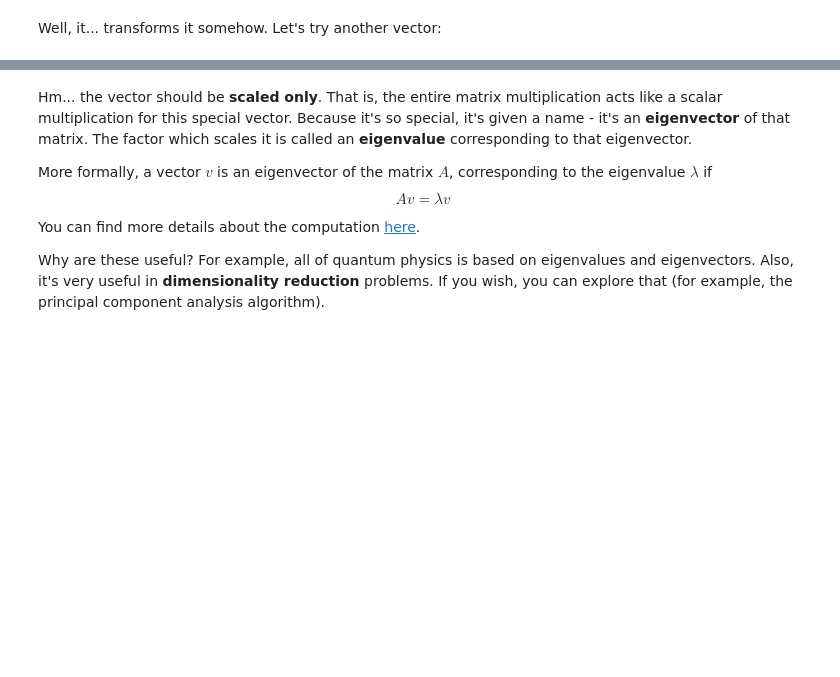
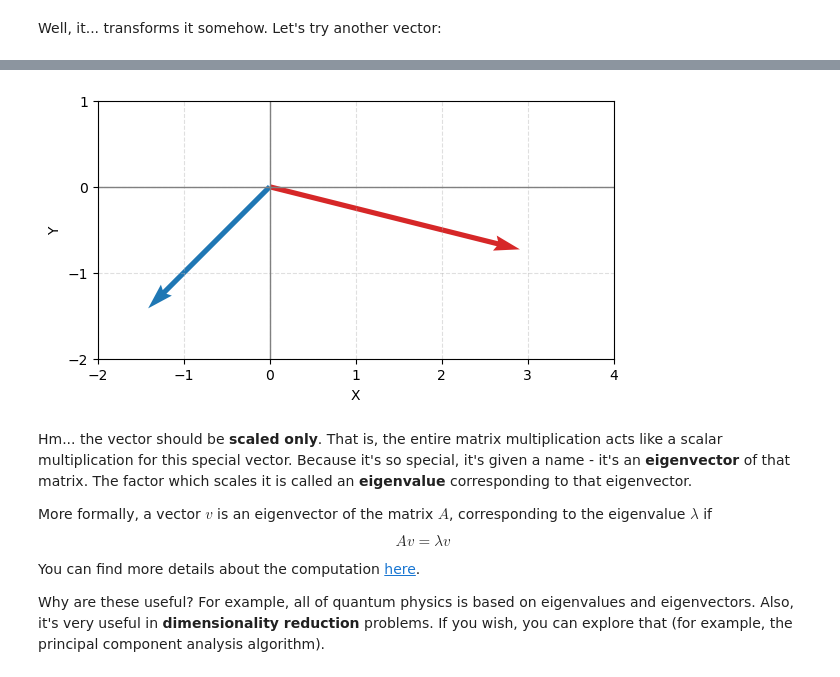
Before and after one commit to tproykov/MathsForDevelopers, a Jupyter notebook: 03.LinearAlgebra/Linear Algebra Exercise.ipynb, the cells around one changed output, grey strips where cells are left out. Cells and saved outputs as stored; diff of their text form; code cells hidden in the pictures; blank space fills up the shorter version.

```diff
--- a/03.LinearAlgebra/Linear Algebra Exercise.ipynb
+++ b/03.LinearAlgebra/Linear Algebra Exercise.ipynb
@@ -989,3 +1075,15 @@ visualize_transformed_vector(matrix, [-4, 1], "Transformation")
+# %%
+transformed_eig_1 = T @ eig_1
+transformed_eig_2 = T @ eig_2
+# %%
+vectors_to_plot = [
+    [0, 0, transformed_eig_1[0], transformed_eig_1[1]],
+    [0, 0, transformed_eig_2[0], transformed_eig_2[1]]
+]
+# %%
+plot_vectors(vectors_to_plot, ['tab:red', 'tab:blue'])
+# %% [output]
+[figure, added]
 # %% [markdown]
 Hm... the vector should be **scaled only**. That is, the entire matrix multiplication acts like a scalar multiplication for this special vector. Because it's so special, it's given a name - it's an **eigenvector** of that matrix. The factor which scales it is called an **eigenvalue** corresponding to that eigenvector.
 
```
Also changed, not shown: parts of 25 cells of this notebook, 3 other files.
